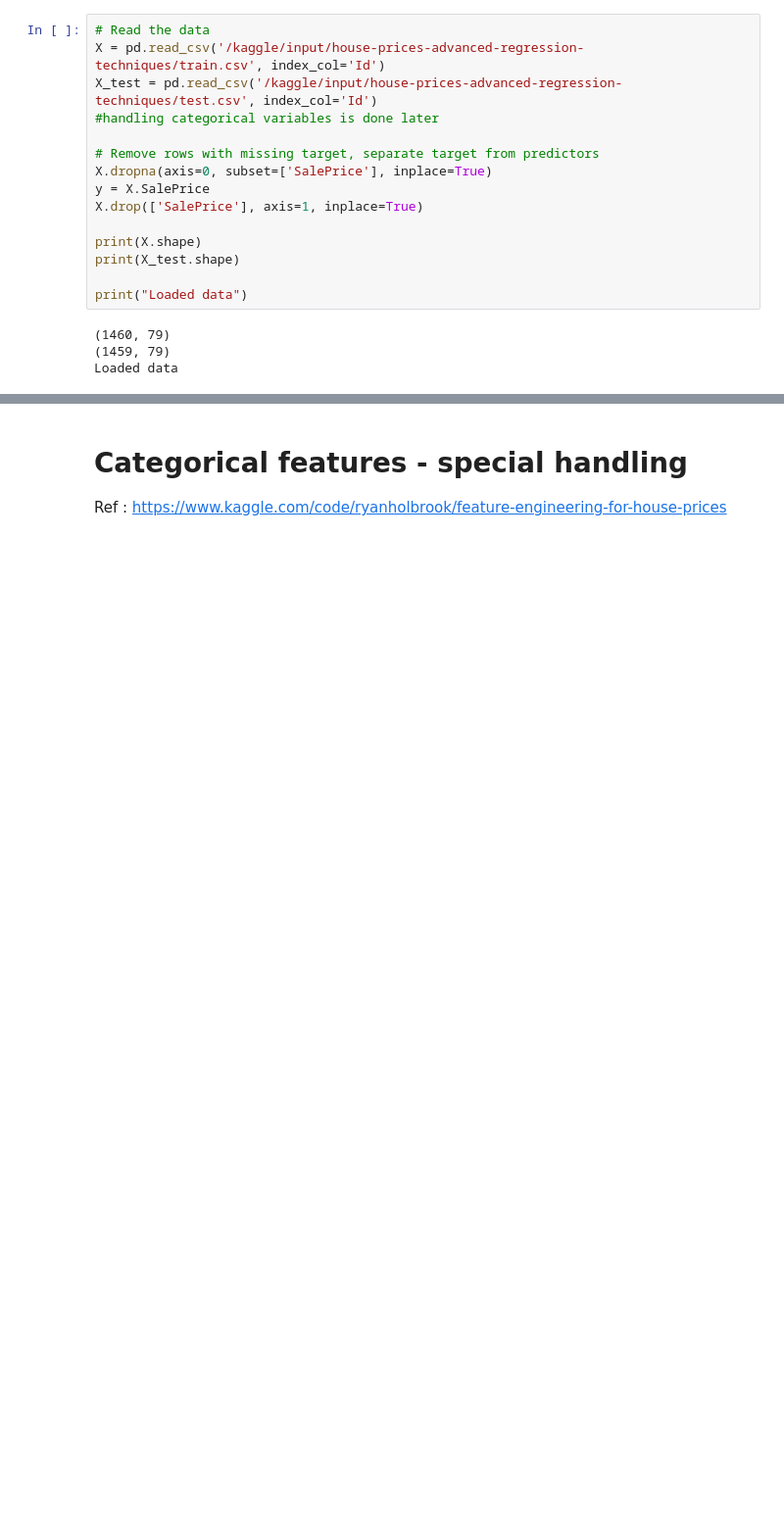
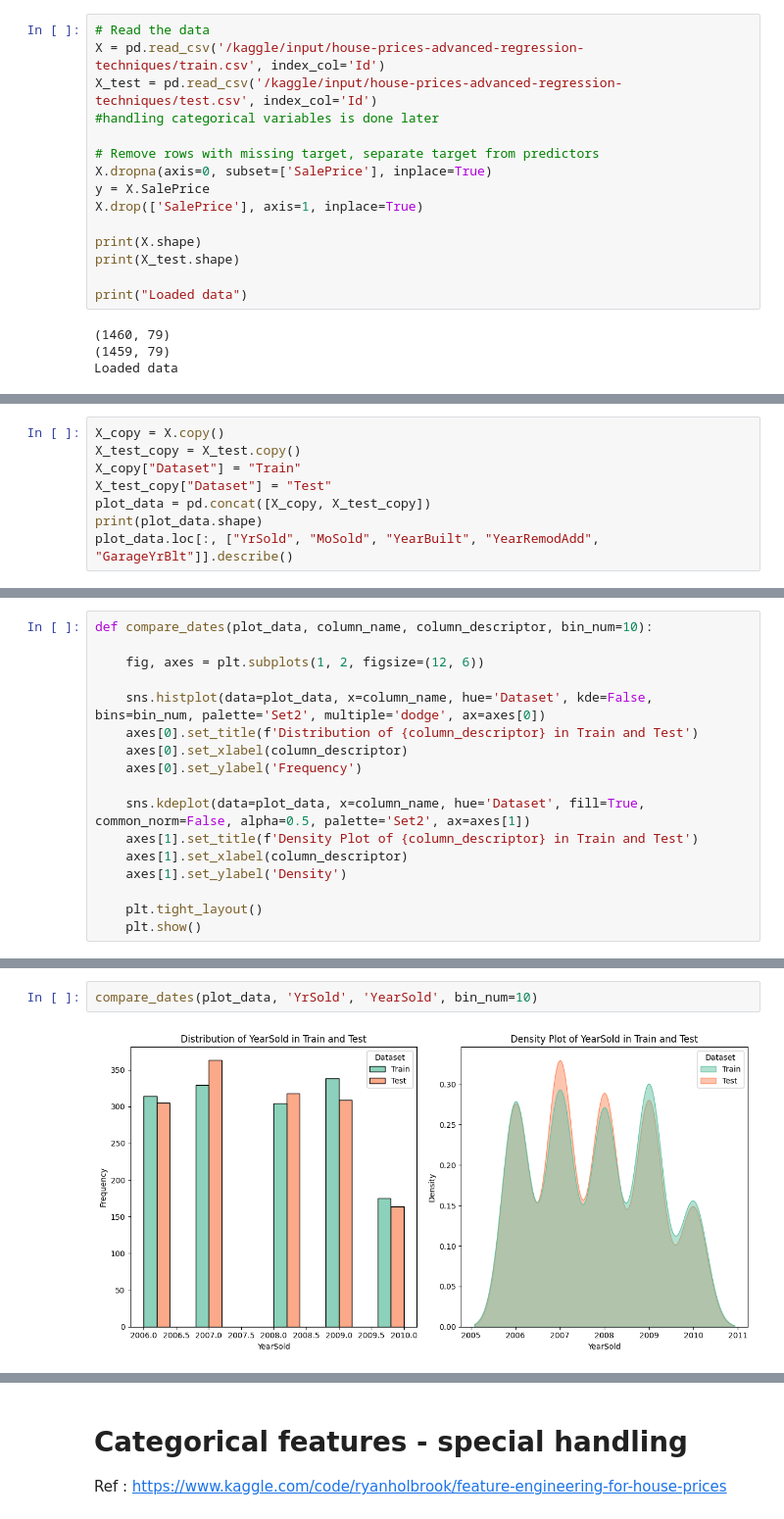
Before and after one commit to abhivij/housing_price_prediction, a Jupyter notebook: housing-price-prediction-part-2-exploratory.ipynb, the cells around one changed output, grey strips where cells are left out. Shown at 98% size. Drawn from its saved outputs; the diff is of its cells as text; blank space fills up the shorter version.

```diff
--- a/housing-price-prediction-part-2-exploratory.ipynb
+++ b/housing-price-prediction-part-2-exploratory.ipynb
@@ -49,0 +107,8 @@ Loaded data
+# %%
+X_copy = X.copy()
+X_test_copy = X_test.copy()
+X_copy["Dataset"] = "Train"
+X_test_copy["Dataset"] = "Test"
+plot_data = pd.concat([X_copy, X_test_copy])
+print(plot_data.shape)
+plot_data.loc[:, ["YrSold", "MoSold", "YearBuilt", "YearRemodAdd", "GarageYrBlt"]].describe()
@@ -49,0 +154,17 @@ Loaded data
+# %%
+def compare_dates(plot_data, column_name, column_descriptor, bin_num=10):
+
+    fig, axes = plt.subplots(1, 2, figsize=(12, 6))
+
+    sns.histplot(data=plot_data, x=column_name, hue='Dataset', kde=False, bins=bin_num, palette='Set2', multiple='dodge', ax=axes[0])
+    axes[0].set_title(f'Distribution of {column_descriptor} in Train and Test')
+    axes[0].set_xlabel(column_descriptor)
+    axes[0].set_ylabel('Frequency')
+
+    sns.kdeplot(data=plot_data, x=column_name, hue='Dataset', fill=True, common_norm=False, alpha=0.5, palette='Set2', ax=axes[1])
+    axes[1].set_title(f'Density Plot of {column_descriptor} in Train and Test')
+    axes[1].set_xlabel(column_descriptor)
+    axes[1].set_ylabel('Density')
+
+    plt.tight_layout()
+    plt.show()
@@ -49,0 +183,4 @@ Loaded data
+# %%
+compare_dates(plot_data, 'YrSold', 'YearSold', bin_num=10)
+# %% [output]
+[figure, added]
```
Also changed, not shown: parts of 104 cells of this notebook.
